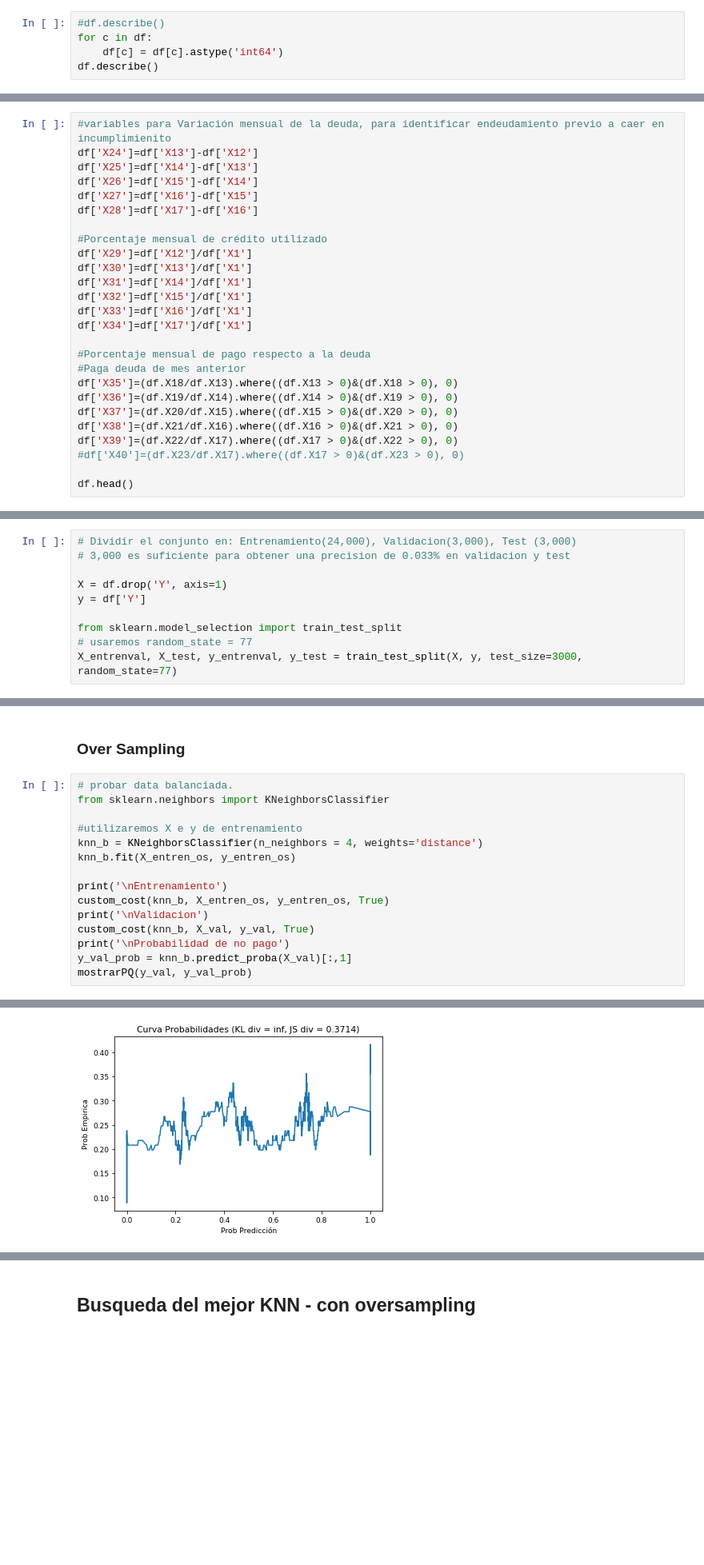
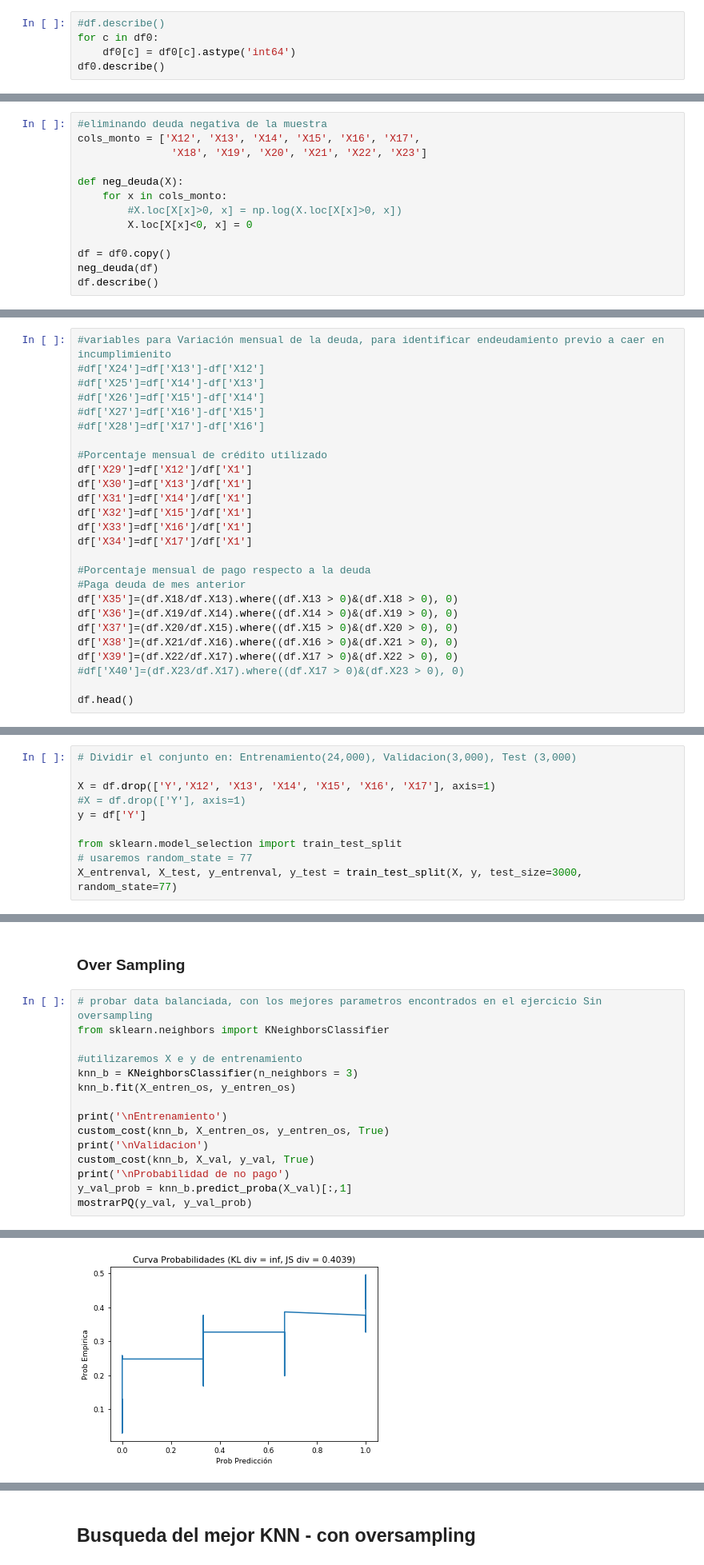
Before and after one commit to alainno/default-credit-card, a Jupyter notebook: eKNNDefault.ipynb, the cells around one changed output, grey strips where cells are left out. Shown: that part at 80% size. Cells and saved outputs as stored; diff of their text form; blank space fills up the shorter version.

```diff
--- a/eKNNDefault.ipynb
+++ b/eKNNDefault.ipynb
@@ -50,9 +50,9 @@ df.head()
 ## Convertir a variables numericas.
 # %%
 #df.describe()
-for c in df:
-    df[c] = df[c].astype('int64')
-df.describe()
+for c in df0:
+    df0[c] = df0[c].astype('int64')
+df0.describe()
 # %% [output]
 |  | X1 | X2 | X3 | X4 | X5 | X6 | X7 | X8 | X9 | X10 | X11 | ... |
 | count | 30000.000000 | 30000.000000 | 30000.000000 | 30000.000000 | 30000.000000 | 30000.000000 | 30000.000000 | 30000.000000 | 30000.000000 | 30000.000000 | 30000.000000 | ... |
@@ -65,0 +68,13 @@ df.describe()
+# %%
+#eliminando deuda negativa de la muestra
+cols_monto = ['X12', 'X13', 'X14', 'X15', 'X16', 'X17',
+               'X18', 'X19', 'X20', 'X21', 'X22', 'X23']
+
+def neg_deuda(X):
+    for x in cols_monto:
+        #X.loc[X[x]>0, x] = np.log(X.loc[X[x]>0, x])
+        X.loc[X[x]<0, x] = 0
+
+df = df0.copy()
+neg_deuda(df)
+df.describe()
@@ -68,10 +95,10 @@ df.describe()
 # %%
 #variables para Variación mensual de la deuda, para identificar endeudamiento previo a caer en incumplimienito
-df['X24']=df['X13']-df['X12']
-df['X25']=df['X14']-df['X13']
-df['X26']=df['X15']-df['X14']
-df['X27']=df['X16']-df['X15']
-df['X28']=df['X17']-df['X16']
+#df['X24']=df['X13']-df['X12']
+#df['X25']=df['X14']-df['X13']
+#df['X26']=df['X15']-df['X14']
+#df['X27']=df['X16']-df['X15']
+#df['X28']=df['X17']-df['X16']
 
 #Porcentaje mensual de crédito utilizado
 df['X29']=df['X12']/df['X1']
@@ -103,9 +152,9 @@ df.head()
 ## Dividimos en entrenamiento(24,000), validacion(3,000), test (3,000)
 # %%
 # Dividir el conjunto en: Entrenamiento(24,000), Validacion(3,000), Test (3,000)
-# 3,000 es suficiente para obtener una precision de 0.033% en validacion y test
 
-X = df.drop('Y', axis=1)
+X = df.drop(['Y','X12', 'X13', 'X14', 'X15', 'X16', 'X17'], axis=1)
+#X = df.drop(['Y'], axis=1)
 y = df['Y']
 
 from sklearn.model_selection import train_test_split
@@ -462,11 +449,11 @@ Probabilidad de no pago
 # %% [markdown]
 ### Over Sampling
 # %%
-# probar data balanciada.
+# probar data balanciada, con los mejores parametros encontrados en el ejercicio Sin oversampling
 from sklearn.neighbors import KNeighborsClassifier
 
 #utilizaremos X e y de entrenamiento
-knn_b = KNeighborsClassifier(n_neighbors = 4, weights='distance')
+knn_b = KNeighborsClassifier(n_neighbors = 3)
 knn_b.fit(X_entren_os, y_entren_os)
 
 print('\nEntrenamiento')
@@ -493,3 +480,3 @@ Costo por cliente: 0.896
 
 Probabilidad de no pago
-[figure, old version]
+[figure, new version]
```
Also changed, not shown: parts of 31 cells of this notebook.
